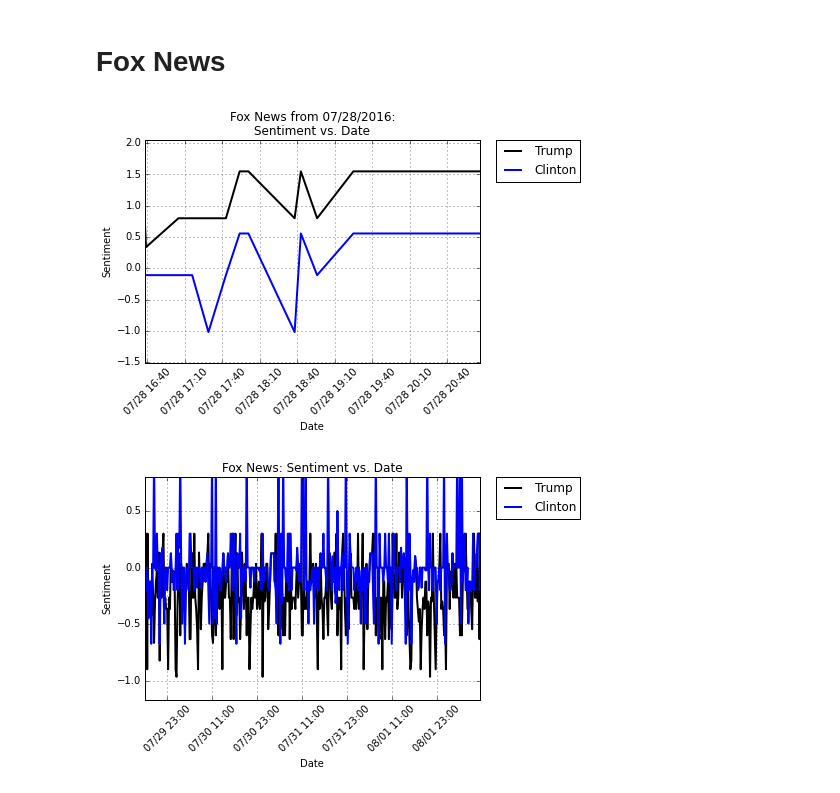
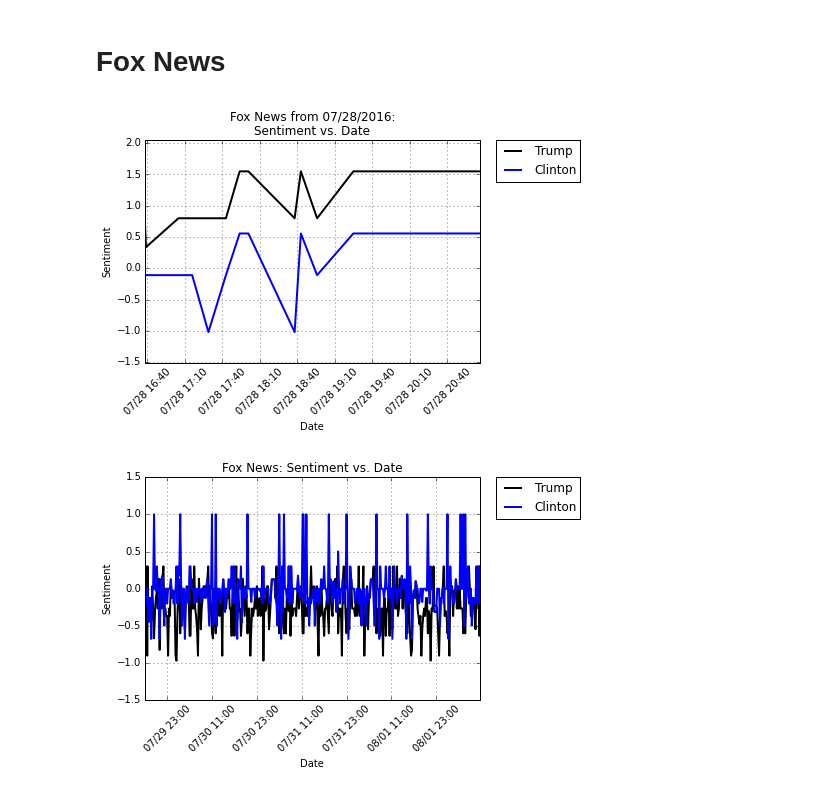
Before and after one commit to mpfrush/News-Headlines-Sentiments-Python-2016, a Jupyter notebook: NYT_FOX_sentiment_analysis.ipynb, the cells around one changed output. Saved outputs shown, nothing was run; the diff lists cells and outputs as text; code cells hidden in the pictures.

```diff
--- a/NYT_FOX_sentiment_analysis.ipynb
+++ b/NYT_FOX_sentiment_analysis.ipynb
@@ -349,35 +349,35 @@ plt.grid(True)
 plt.show()
 
 # Current Results
 trump_dict_fox= fox()[0]
 clinton_dict_fox = fox()[1]
 
 y_trump = trump_dict_fox.values()
 y_clinton = clinton_dict_fox.values()
 
-y_min=min(min(y_trump,y_clinton))-0.5
-y_max=max(max(y_trump,y_clinton))+0.5
+y_min1=min(min(y_trump,y_clinton))-0.5
+y_max1=max(max(y_trump,y_clinton))+0.5
 
 x=[] # set up x-axis
 for key in trump_dict_fox.keys():
     time=datetime.datetime.strptime(key, "%Y-%m-%d %H:%M")
     x.append(time)
 x.sort()
 x_format=dates.DateFormatter('%m/%d %H:%M')
 
-fig = plt.figure()
+fig = plt.figure(2)
 ax = fig.add_subplot(111)
 plt.plot(x,y_trump,'k',linewidth=2.0) # plot for Trump
 plt.plot(x,y_clinton,'b',linewidth=2.0) # plot for Clinton
 plt.title('Fox News: Sentiment vs. Date')
 plt.xlabel('Date')
 plt.ylabel('Sentiment')
 plt.legend(['Trump','Clinton'],bbox_to_anchor=(1.05,1),loc=2,borderaxespad=0.)
-plt.axis([None,None,y_min,y_max])
+plt.axis([None,None,-1.5,1.5]) # y_min1,y_max1])
 plt.xticks(rotation=45)
 ax.xaxis.set_major_formatter(x_format)
 plt.grid(True)
 plt.show()
 # %% [output]
 [figure]
-[figure, old version]
+[figure, new version]
```
